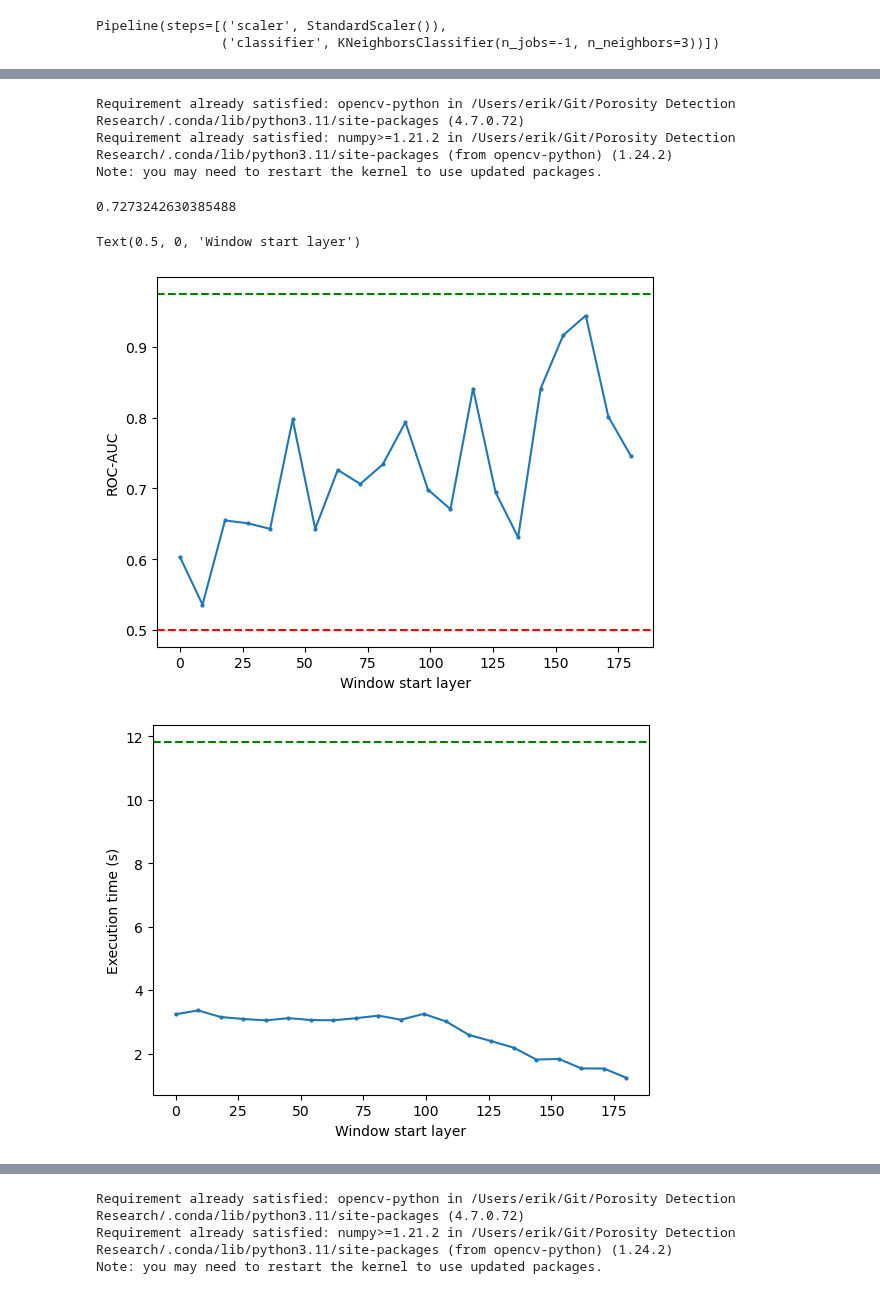
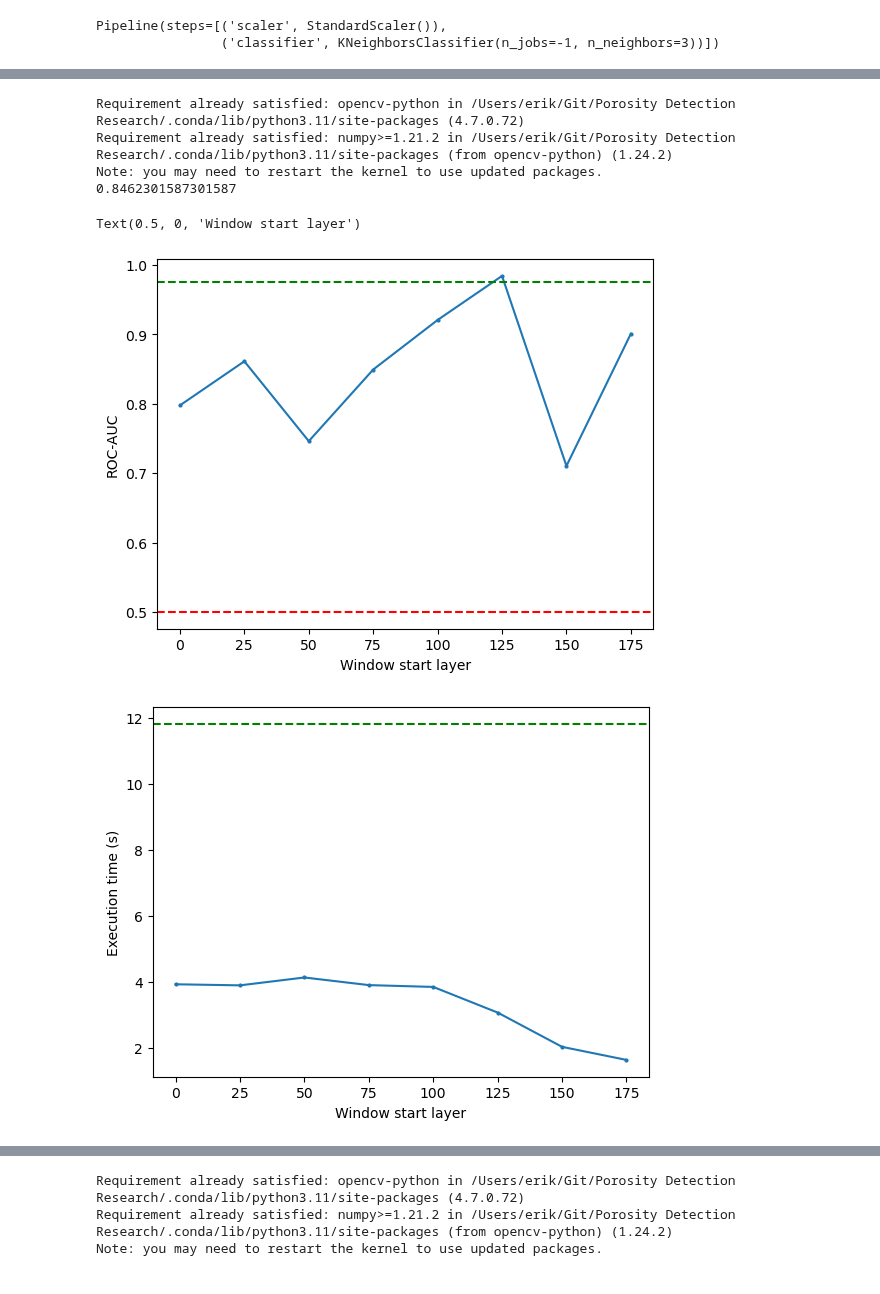
Before and after one commit to ErikSievers/thesis, a Jupyter notebook: Streaming/streaming eval c.ipynb, the cells around one changed output, grey strips where cells are left out. Cells and saved outputs as stored; diff of their text form; code cells hidden in the pictures.

```diff
--- a/Streaming/streaming eval c.ipynb
+++ b/Streaming/streaming eval c.ipynb
@@ -137,8 +135,8 @@ from sklearn.metrics import f1_score, roc_auc_score
 import time
 twindowSize = windowSize
 twindowAdvance = windowAdvance
-# twindowSize = 50
-# twindowAdvance = 25
+twindowSize = 50
+twindowAdvance = 25
 
 oc1.reset()
 ab = blockAccumulator(twindowSize, twindowAdvance)
@@ -148,72 +146,58 @@ X_test = readCSet()
 testObjects = np.moveaxis(X_test, 1, 0)
 maskB = makeMaskB(X_test, emptyRatioB)
 bgrb = backgroundRemover(maskB)
 
 testx = []
 predictions = []
 times = []
 letsPrint = False
 i = 0
 for image in testObjects:
     # Start of timing
     i += 1
     start_time = time.time()
     noback = bgrb.removeBackground(image)
-    if(i == 1 and letsPrint):
-        print(np.shape(noback))
-        plt.imshow(noback[0])
-        plt.figure()
-    if(i == 180 and letsPrint):
-        print(np.shape(noback))
-        plt.imshow(noback[0])
-        plt.figure()
-    if(i == 220 and letsPrint):
-        print(np.shape(noback))
-        plt.imshow(noback[0])
-        plt.figure()
     # segments = makesegments(noback, hsegments)
     segments = noback
     segmentblocks = ab.next(segments)
     if(segmentblocks is False):
         continue
     ocvals = oc1.calculate(segmentblocks)
     hists = e1.encode(ocvals)
     pred = clf.predict_proba(hists)[:,1]
     times.append(time.time() - start_time)
     # End of timing
     testx.append(hists)
     predictions.append(pred)
+    # %run classes.ipynb
+
+# investigate accuracy etc here. Potentially batch it based on layer
+labelRanges = [(i, i+twindowSize) for i in range(0, bend-twindowSize+1, twindowAdvance)]
+y_test = [getLabelsC(objIndex, 0.5, start, end) for (start, end) in labelRanges for objIndex in range(1,26)]
+# y_test = [getLabelsB(objIndex, 0.5, start, end) for (start, end) in labelRanges for objIndex in range(1,29)]
+ysvalue = []
+for index, o in enumerate(predictions):
+    ysvalue.append(roc_auc_score(y_test[index*25:(index+1)*25], o))
+plt.plot([s for (s, e) in labelRanges], ysvalue, 'o-', markersize=2)
+print(np.mean(ysvalue))
+plt.ylabel("ROC-AUC")
+plt.xlabel("Window start layer")
+plt.axline((0, 0.975), (1, 0.975), color='g', linestyle='--')
+plt.axline((0, 0.5), (1, 0.5), color='r', linestyle='--')
+plt.figure()
+plt.plot([s for (s, e) in labelRanges], times, 'o-', markersize=2)
+plt.axline((0, 11.82), (1, 11.82), color='g', linestyle='--')
+# plt.axline((0, 10.75), (1, 10.75), color='g', linestyle='--')
+plt.ylabel("Execution time (s)")
+plt.xlabel("Window start layer")
 # %% [output]
 Requirement already satisfied: opencv-python in /Users/erik/Git/Porosity Detection Research/.conda/lib/python3.11/site-packages (4.7.0.72)
 Requirement already satisfied: numpy>=1.21.2 in /Users/erik/Git/Porosity Detection Research/.conda/lib/python3.11/site-packages (from opencv-python) (1.24.2)
 Note: you may need to restart the kernel to use updated packages.
+0.8462301587301587
+Text(0.5, 0, 'Window start layer')
+[figure, added]
+[figure, added]
-# %%
-# %run classes.ipynb
-# Testing cell, ptII
-# investigate accuracy etc here. Potentially batch it based on layer
-labelRanges = [(i, i+twindowSize) for i in range(0, bend-twindowSize+1, twindowAdvance)]
-y_test = [getLabelsC(objIndex, 0.5, start, end) for (start, end) in labelRanges for objIndex in range(1,26)]
-# y_test = [getLabelsB(objIndex, 0.5, start, end) for (start, end) in labelRanges for objIndex in range(1,29)]
-ysvalue = []
-for index, o in enumerate(predictions):
-    ysvalue.append(roc_auc_score(y_test[index*25:(index+1)*25], o))
-plt.plot([s for (s, e) in labelRanges], ysvalue, 'o-', markersize=2)
-print(np.mean(ysvalue))
-plt.ylabel("ROC-AUC")
-plt.xlabel("Window start layer")
-plt.axline((0, 0.975), (1, 0.975), color='g', linestyle='--')
-plt.axline((0, 0.5), (1, 0.5), color='r', linestyle='--')
-plt.figure()
-plt.plot([s for (s, e) in labelRanges], times, 'o-', markersize=2)
-plt.axline((0, 11.82), (1, 11.82), color='g', linestyle='--')
-# plt.axline((0, 10.75), (1, 10.75), color='g', linestyle='--')
-plt.ylabel("Execution time (s)")
-plt.xlabel("Window start layer")
-# %% [output]
-0.7273242630385488
-Text(0.5, 0, 'Window start layer')
-[figure, removed]
-[figure, removed]
 # %%
 y_test = [getLabelsC(objIndex, 0.5, start, end) for (start, end) in labelRanges for objIndex in range(1,26)]
 
```
Also changed, not shown: parts of 8 cells of this notebook.
